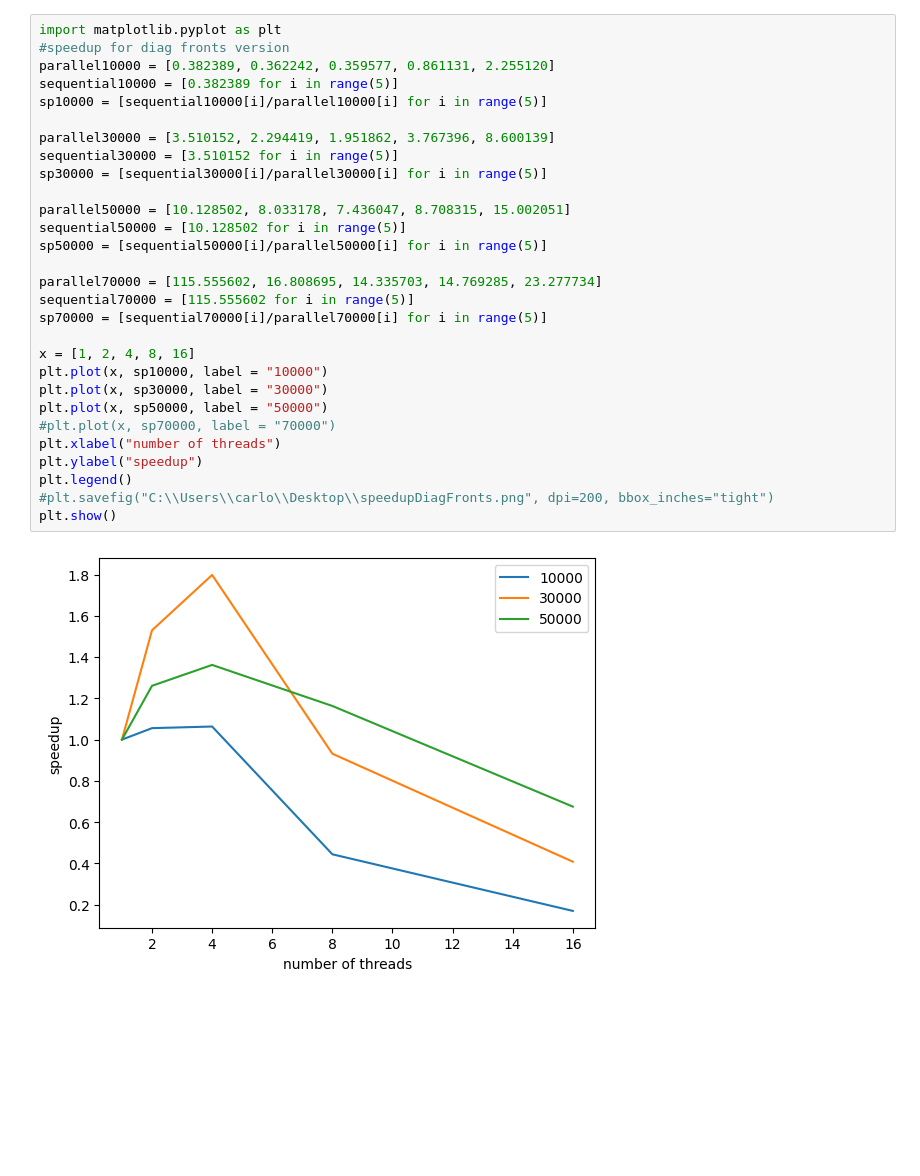
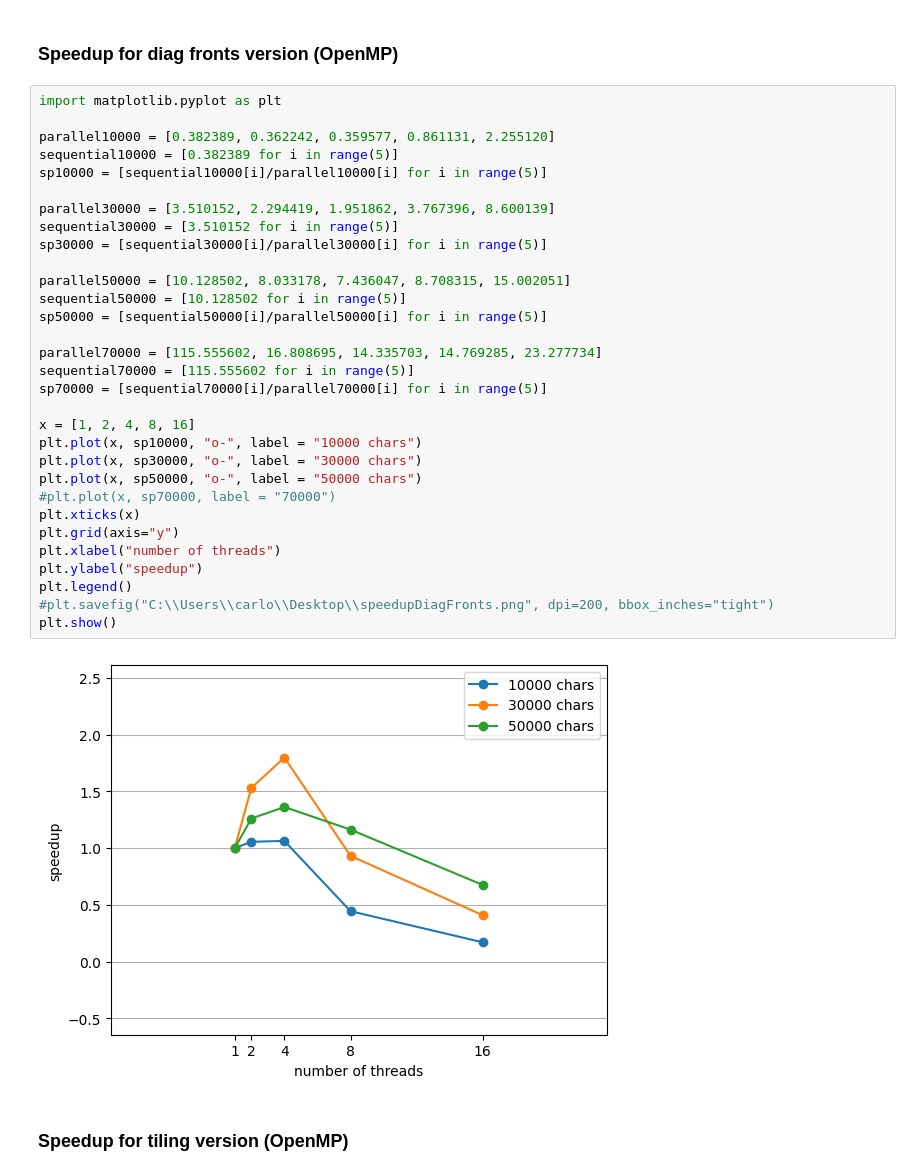
Before and after one commit to carlocek/parallel-edit-distance, a Jupyter notebook: plotter.ipynb, the cells around one changed output. Cells and saved outputs as stored; diff of their text form; blank space fills up the shorter version.

```diff
--- a/plotter.ipynb
+++ b/plotter.ipynb
@@ -1,32 +1,38 @@
+# %% [markdown]
+### Speedup for diag fronts version (OpenMP)
 # %%
 import matplotlib.pyplot as plt
-#speedup for diag fronts version
+
 parallel10000 = [0.382389, 0.362242, 0.359577, 0.861131, 2.255120]
 sequential10000 = [0.382389 for i in range(5)]
 sp10000 = [sequential10000[i]/parallel10000[i] for i in range(5)]
 
 parallel30000 = [3.510152, 2.294419, 1.951862, 3.767396, 8.600139]
 sequential30000 = [3.510152 for i in range(5)]
 sp30000 = [sequential30000[i]/parallel30000[i] for i in range(5)]
 
 parallel50000 = [10.128502, 8.033178, 7.436047, 8.708315, 15.002051]
 sequential50000 = [10.128502 for i in range(5)]
 sp50000 = [sequential50000[i]/parallel50000[i] for i in range(5)]
 
 parallel70000 = [115.555602, 16.808695, 14.335703, 14.769285, 23.277734]
 sequential70000 = [115.555602 for i in range(5)]
 sp70000 = [sequential70000[i]/parallel70000[i] for i in range(5)]
 
 x = [1, 2, 4, 8, 16]
-plt.plot(x, sp10000, label = "10000")
-plt.plot(x, sp30000, label = "30000")
-plt.plot(x, sp50000, label = "50000")
+plt.plot(x, sp10000, "o-", label = "10000 chars")
+plt.plot(x, sp30000, "o-", label = "30000 chars")
+plt.plot(x, sp50000, "o-", label = "50000 chars")
 #plt.plot(x, sp70000, label = "70000")
+plt.xticks(x)
+plt.grid(axis="y")
 plt.xlabel("number of threads")
 plt.ylabel("speedup")
 plt.legend()
 #plt.savefig("C:\\Users\\carlo\\Desktop\\speedupDiagFronts.png", dpi=200, bbox_inches="tight")
 plt.show()
 # %% [output]
-[figure, old version]
+[figure, new version]
+# %% [markdown]
+### Speedup for tiling version (OpenMP)
 # %%
```
Also changed, not shown: parts of 3 cells of this notebook, 1 other file.
